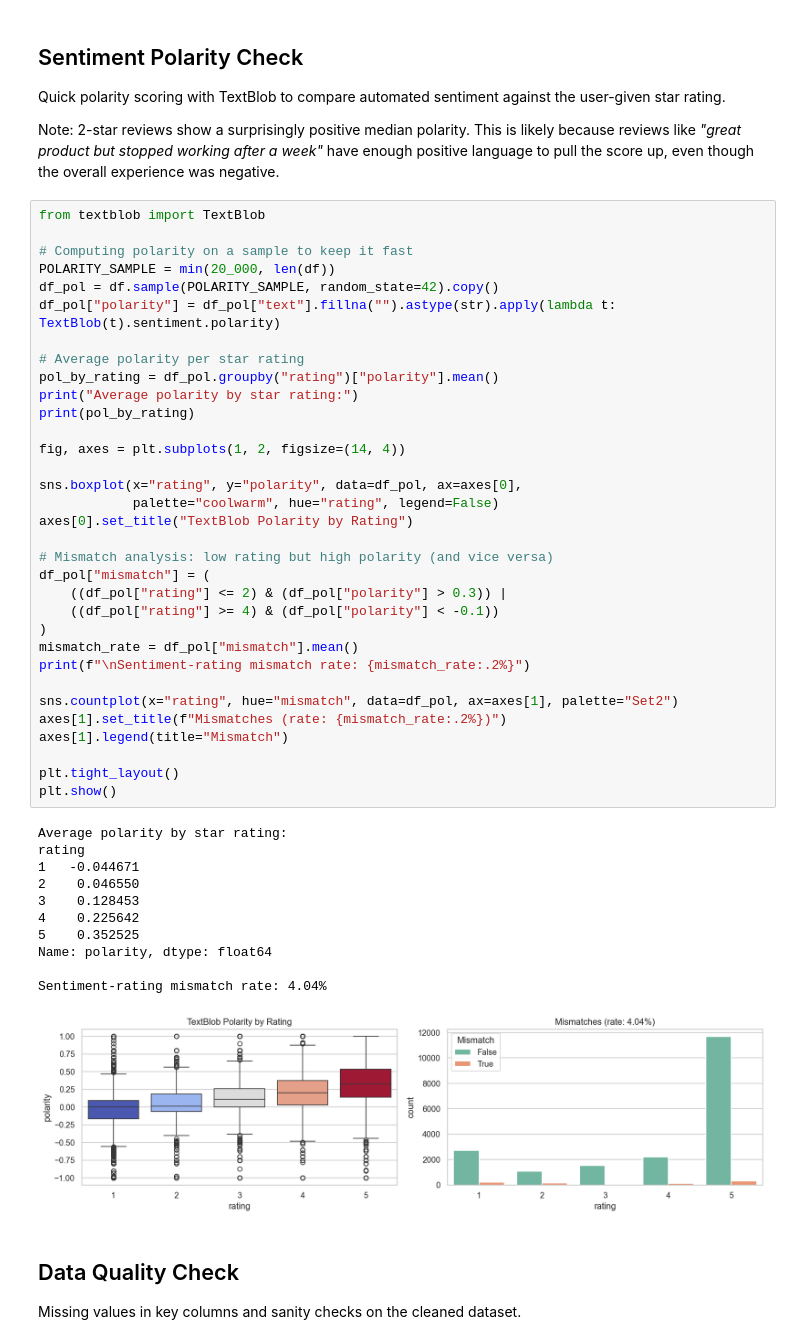
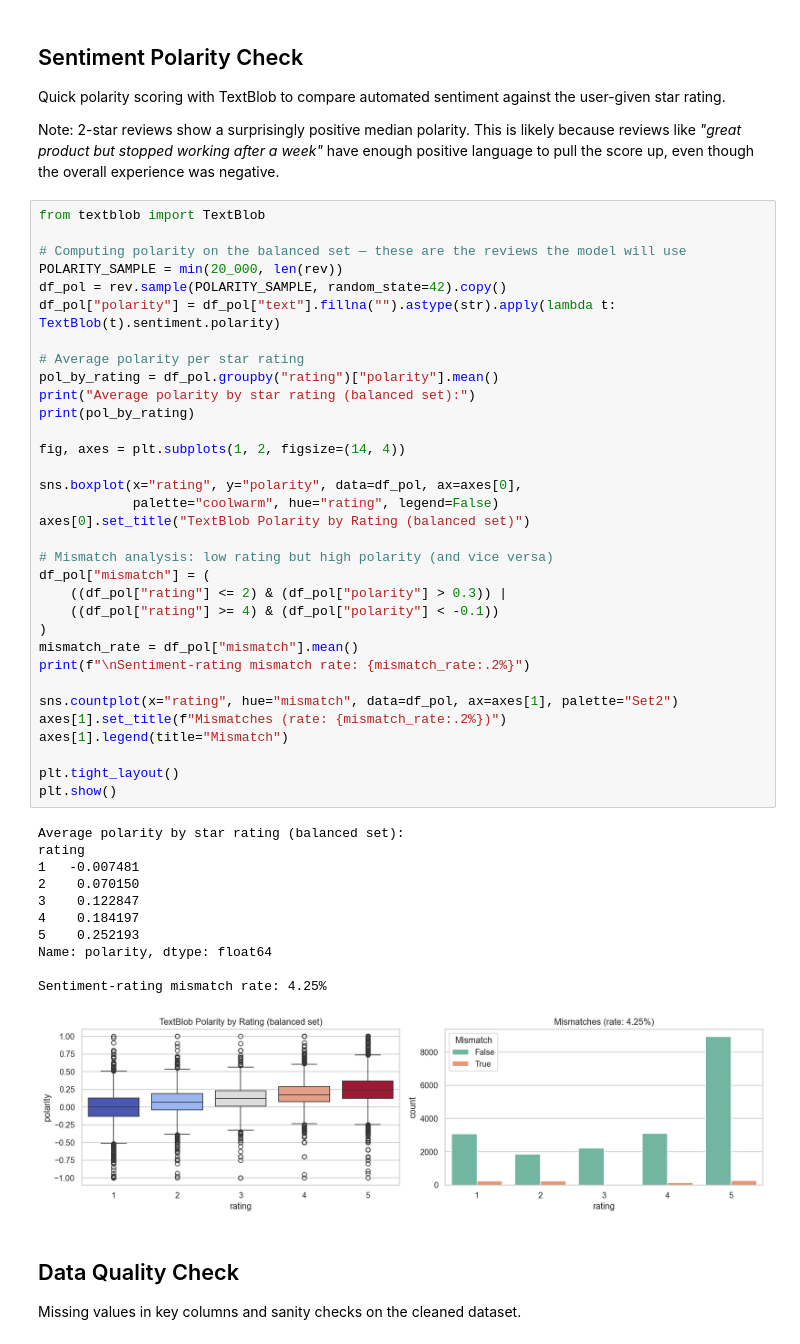
Before and after one commit to FilippoNannucci/DiscoverAI, a Jupyter notebook: 02_EDA.ipynb, the cells around one changed output. Cells and saved outputs as stored; diff of their text form.

```diff
--- a/02_EDA.ipynb
+++ b/02_EDA.ipynb
@@ -428,48 +406,48 @@ Note: 2-star reviews show a surprisingly positive median polarity. This is likel
 # %%
 from textblob import TextBlob
 
-# Computing polarity on a sample to keep it fast
-POLARITY_SAMPLE = min(20_000, len(df))
-df_pol = df.sample(POLARITY_SAMPLE, random_state=42).copy()
+# Computing polarity on the balanced set — these are the reviews the model will use
+POLARITY_SAMPLE = min(20_000, len(rev))
+df_pol = rev.sample(POLARITY_SAMPLE, random_state=42).copy()
 df_pol["polarity"] = df_pol["text"].fillna("").astype(str).apply(lambda t: TextBlob(t).sentiment.polarity)
 
 # Average polarity per star rating
 pol_by_rating = df_pol.groupby("rating")["polarity"].mean()
-print("Average polarity by star rating:")
+print("Average polarity by star rating (balanced set):")
 print(pol_by_rating)
 
 fig, axes = plt.subplots(1, 2, figsize=(14, 4))
 
 sns.boxplot(x="rating", y="polarity", data=df_pol, ax=axes[0],
             palette="coolwarm", hue="rating", legend=False)
-axes[0].set_title("TextBlob Polarity by Rating")
+axes[0].set_title("TextBlob Polarity by Rating (balanced set)")
 
 # Mismatch analysis: low rating but high polarity (and vice versa)
 df_pol["mismatch"] = (
     ((df_pol["rating"] <= 2) & (df_pol["polarity"] > 0.3)) |
     ((df_pol["rating"] >= 4) & (df_pol["polarity"] < -0.1))
 )
 mismatch_rate = df_pol["mismatch"].mean()
 print(f"\nSentiment-rating mismatch rate: {mismatch_rate:.2%}")
 
 sns.countplot(x="rating", hue="mismatch", data=df_pol, ax=axes[1], palette="Set2")
 axes[1].set_title(f"Mismatches (rate: {mismatch_rate:.2%})")
 axes[1].legend(title="Mismatch")
 
 plt.tight_layout()
 plt.show()
 # %% [output]
-Average polarity by star rating:
+Average polarity by star rating (balanced set):
 rating
-1   -0.044671
-2    0.046550
-3    0.128453
-4    0.225642
-5    0.352525
+1   -0.007481
+2    0.070150
+3    0.122847
+4    0.184197
+5    0.252193
 Name: polarity, dtype: float64
 
-Sentiment-rating mismatch rate: 4.04%
+Sentiment-rating mismatch rate: 4.25%
-[figure, old version]
+[figure, new version]
 # %% [markdown]
 ## Data Quality Check
 
```
Also changed, not shown: parts of 8 cells of this notebook.
